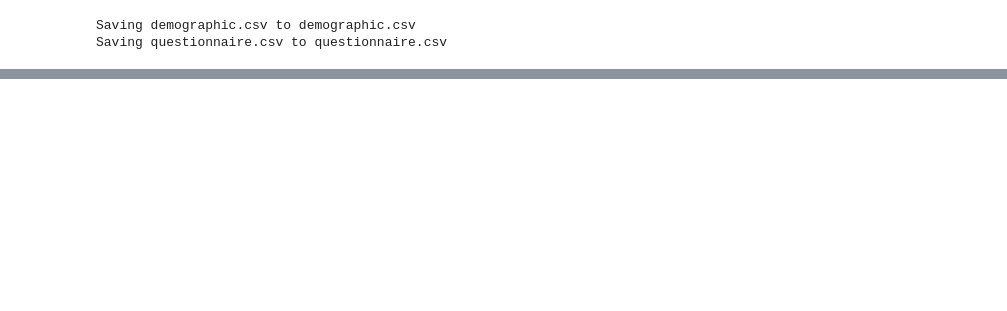
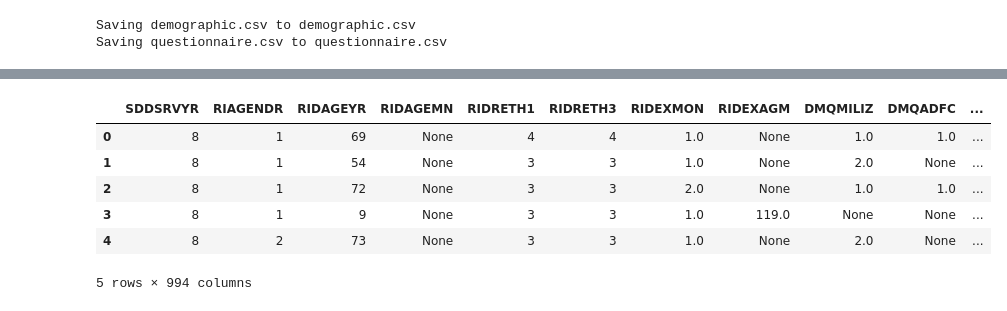
Before and after one commit to katharinebloeser/Assignment-Week-1, a Jupyter notebook: Project_4_Data_Cleaning.ipynb, the cells around one changed output, grey strips where cells are left out. Saved outputs shown, nothing was run; the diff lists cells and outputs as text; code cells hidden in the pictures; blank space fills up the shorter version.

```diff
--- a/Project_4_Data_Cleaning.ipynb
+++ b/Project_4_Data_Cleaning.ipynb
@@ -29,0 +59,11 @@ nhanes_demo_df.head()
+# %%
+final_df_nm = final_df.fillna('None')
+final_df_nm.head()
+# %% [output]
+|  | SDDSRVYR | RIAGENDR | RIDAGEYR | RIDAGEMN | RIDRETH1 | RIDRETH3 | RIDEXMON | RIDEXAGM | DMQMILIZ | DMQADFC | ... |
+| 0 | 8 | 1 | 69 | None | 4 | 4 | 1.0 | None | 1.0 | 1.0 | ... |
+| 1 | 8 | 1 | 54 | None | 3 | 3 | 1.0 | None | 2.0 | None | ... |
+| 2 | 8 | 1 | 72 | None | 3 | 3 | 2.0 | None | 1.0 | 1.0 | ... |
+| 3 | 8 | 1 | 9 | None | 3 | 3 | 1.0 | 119.0 | None | None | ... |
+| 4 | 8 | 2 | 73 | None | 3 | 3 | 1.0 | None | 2.0 | None | ... |
+5 rows × 994 columns
```
Also changed, not shown: parts of 8 cells of this notebook.
